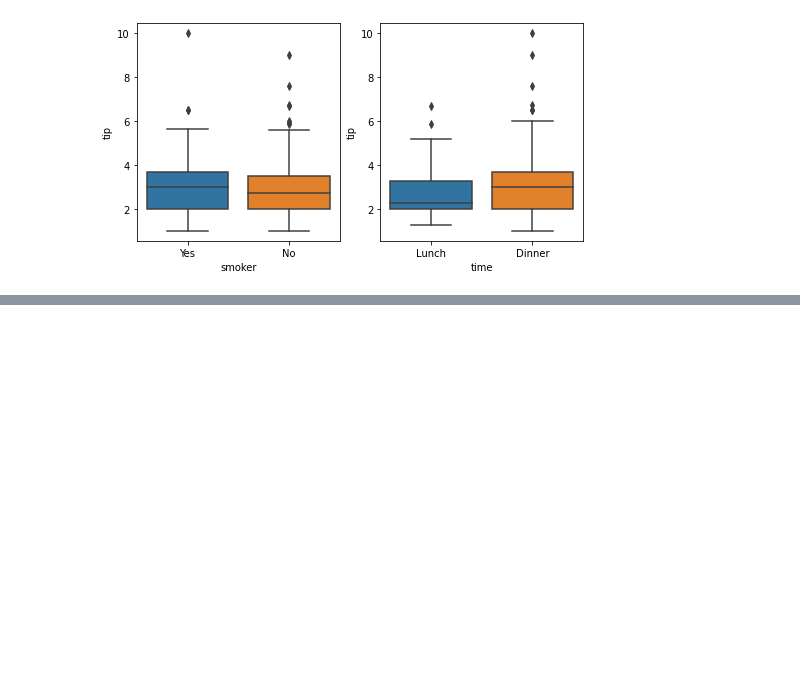
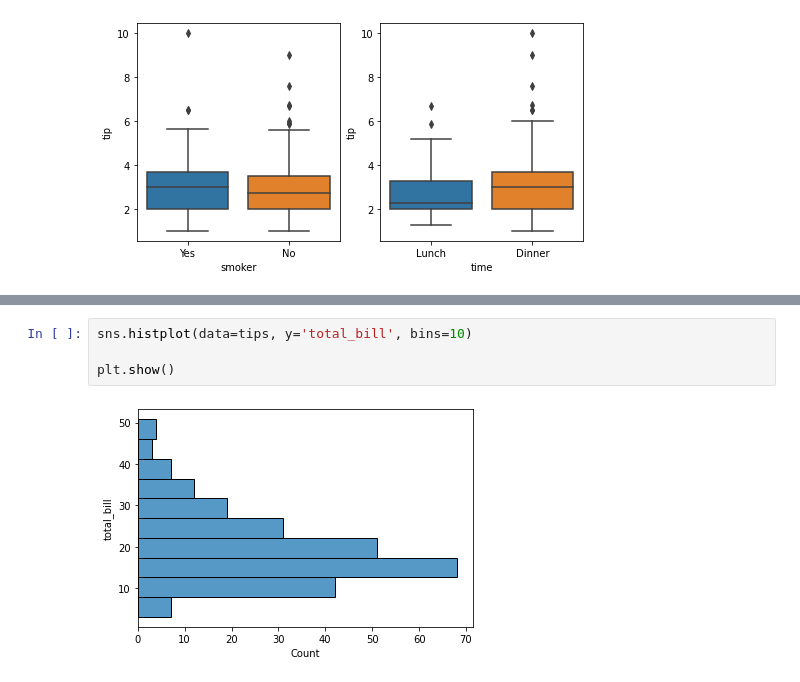
Before and after one commit to sejinseo/Itwill_Python, a Jupyter notebook: py22_seaborn.ipynb, the cells around one changed output, grey strips where cells are left out. Drawn from its saved outputs; the diff is of its cells as text; blank space fills up the shorter version.

```diff
--- a/py22_seaborn.ipynb
+++ b/py22_seaborn.ipynb
@@ -95,0 +105,6 @@ plt.show()
+# %%
+sns.histplot(data=tips, y='total_bill', bins=10)
+
+plt.show()
+# %% [output]
+[figure, added]
```
Also changed, not shown: parts of 21 cells of this notebook.
